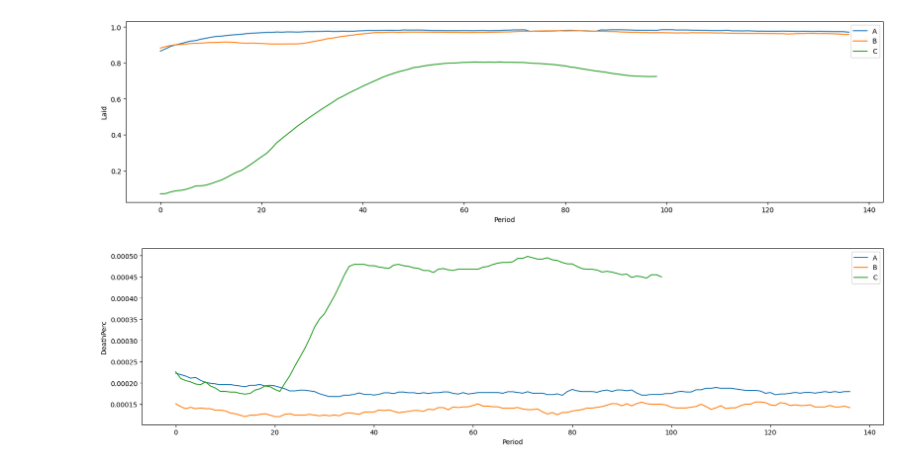
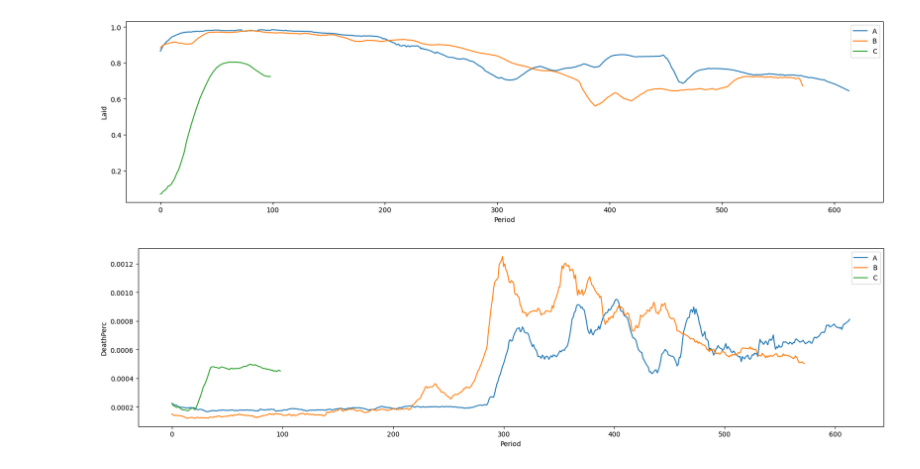
Before and after one commit to CanaliDavide/DASA--Project, a Jupyter notebook: Comparison/Comp_ab_c.ipynb, the cells around one changed output. Cells and saved outputs as stored; diff of their text form; code cells hidden in the pictures.

```diff
--- a/Comparison/Comp_ab_c.ipynb
+++ b/Comparison/Comp_ab_c.ipynb
@@ -78,9 +78,9 @@ def compareDifferentCycles(dataSets, attribute):
     # plt.gca().xaxis.set_major_formatter(mdates.DateFormatter('%Y-%m-%d'))
     # plt.gca().xaxis.set_major_locator(mdates.DayLocator(interval=31))
 # %%
-compareDifferentCycles([cycleA[:150], cycleB[:150], cycleC], "Laid")
-compareDifferentCycles([cycleA[:150], cycleB[:150], cycleC], "DeathPerc")
+compareDifferentCycles([cycleA, cycleB, cycleC], "Laid")
+compareDifferentCycles([cycleA, cycleB, cycleC], "DeathPerc")
 # %% [output]
-[figure, old version]
+[figure, new version]
-[figure, old version]
+[figure, new version]
 # %%
```
Also changed, not shown: parts of 3 cells of this notebook, 9 other files.
